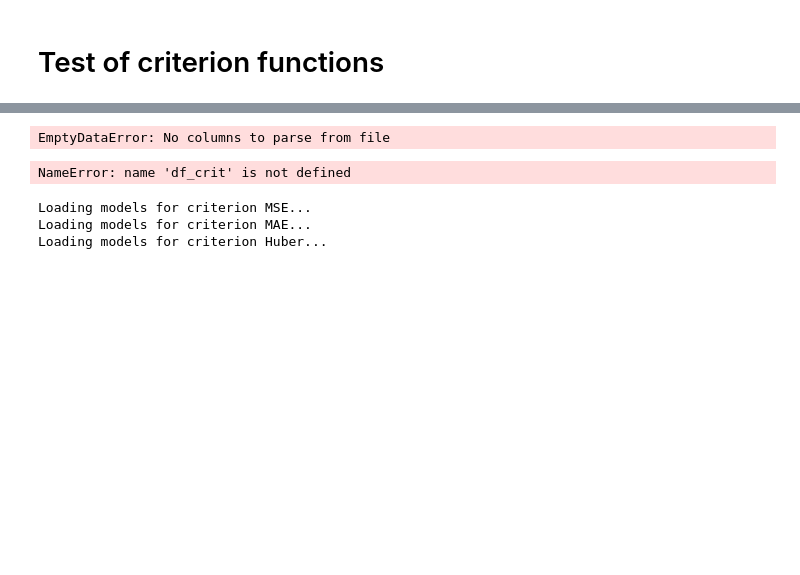
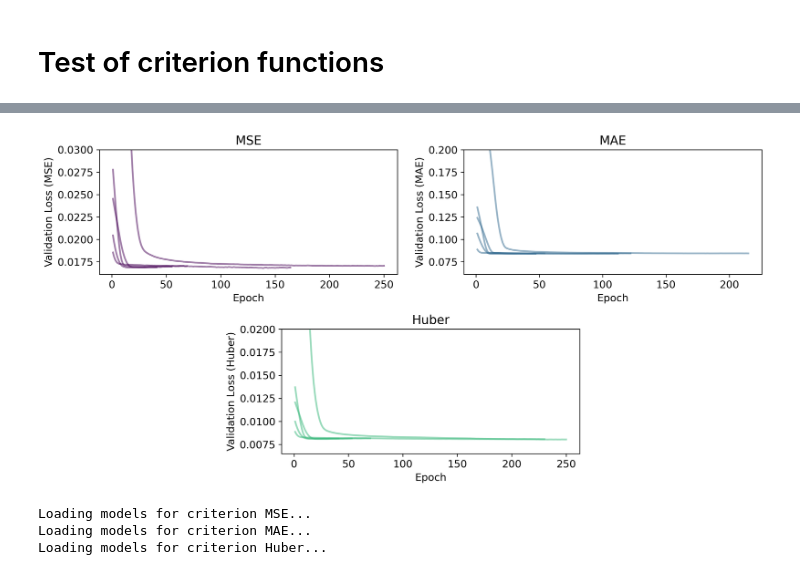
Before and after one commit to johanoelgaard/MastersThesis, a Jupyter notebook: mlp.ipynb, the cells around one changed output, grey strips where cells are left out. Drawn from its saved outputs; the diff is of its cells as text; code cells hidden in the pictures; blank space fills up the shorter version.

```diff
--- a/mlp.ipynb
+++ b/mlp.ipynb
@@ -1222,55 +1284,49 @@ history_crit = {}
 # %%
 df_crit = pd.read_csv('models/hyperparam_test/history/history_crit.csv')
 
-criterions = sorted(df_crit['crit_name'].unique())
+criterions = sorted(df_crit['crit_name'].unique(), reverse=True)
 n_crits = len(criterions)+1
 cmap = plt.get_cmap('viridis', n_crits)
 color_map = {crit: cmap(i) for i, crit in enumerate(criterions)}
 
-# create 2x2 grid
-fig, axes = plt.subplots(2, 2, figsize=(12, 8), sharex=True, sharey=True)
-axes = axes.flatten()
+
+# 2×2 grid with shared axes
+fig = plt.figure(figsize=(12, 6))
+gs  = gridspec.GridSpec(2, 4, height_ratios=[1, 1])
+
+ax1 = fig.add_subplot(gs[0,0:2])
+ax2 = fig.add_subplot(gs[0,2:4])
+ax3 = fig.add_subplot(gs[1,1:3])
+axes = [ax1, ax2, ax3]
 
 # plot
 for i, crit in enumerate(criterions):
     ax = axes[i]
-    df_crit = df_crit[df_crit['crit_name'] == crit]
+    df_cr = df_crit[df_crit['crit_name'] == crit]
     # Plot each run for this criterion
-    for run_id, grp in df_crit.groupby('run'):
+    for run_id, grp in df_cr.groupby('run'):
         ax.plot(
             grp['epoch'],
             grp['val_loss'],
             color=color_map[crit],
             alpha=0.5,
             linewidth=2,
         )
     ax.set_title(crit)
-    # show x-label on bottom row
-    if i // 2 == 1:
-        ax.set_xlabel('Epoch', fontsize=12)
-    else:
-        ax.tick_params(labelbottom=False)
-    # show y-label on left column
-    if i % 2 == 0:
-        ax.set_ylabel('Validation Loss', fontsize=12)
-    else:
-        ax.tick_params(labelleft=False)
-    ax.set_ylim(0.019, 0.03)
+    ax.set_ylabel(f'Validation Loss ({crit})', fontsize=12)
+    ax.set_xlabel('Epoch', fontsize=12)
 
-# remove any unused subplots
-for j in range(len(criterions), len(axes)):
-    fig.delaxes(axes[j])
+ax1.set_ylim(0.0161, 0.03)
+ax2.set_ylim(0.061, 0.20)
+ax3.set_ylim(0.0065, 0.020)
+
 
 fig.tight_layout()
 fig.savefig('figs/criterion_fun_history.png', dpi=300, bbox_inches='tight')
-plt.show()
+# plt.show()
 plt.close(fig)
 # %% [output]
-EmptyDataError: No columns to parse from file
+[figure, added]
-# %%
-df_crit
-# %% [output]
-NameError: name 'df_crit' is not defined
 # %%
 # load the best model for each criterion function for each run
 preds_crit = {}
```
Also changed, not shown: parts of 9 cells of this notebook, 5 other files.
